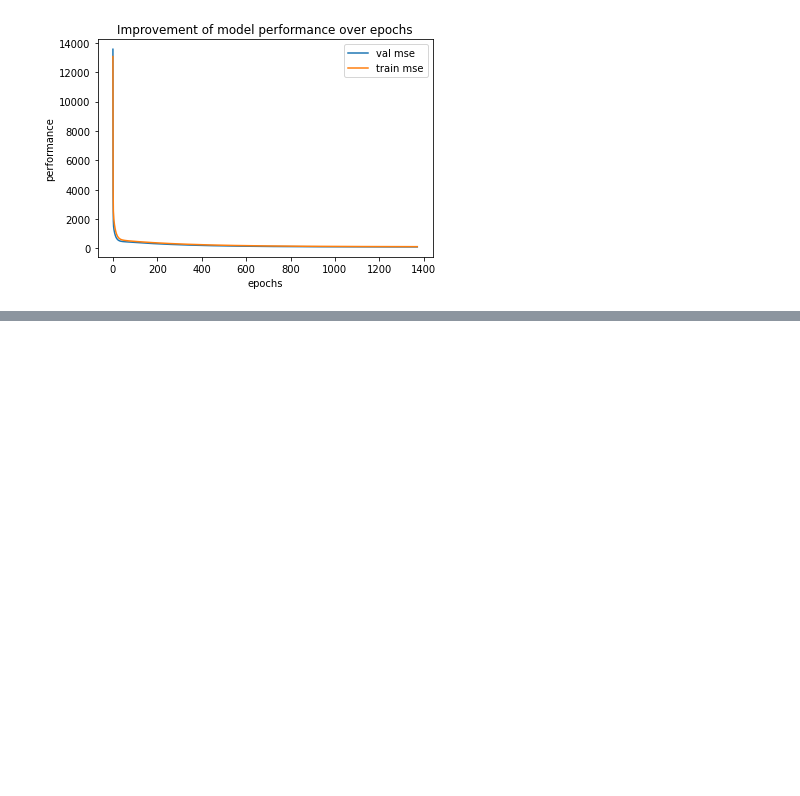
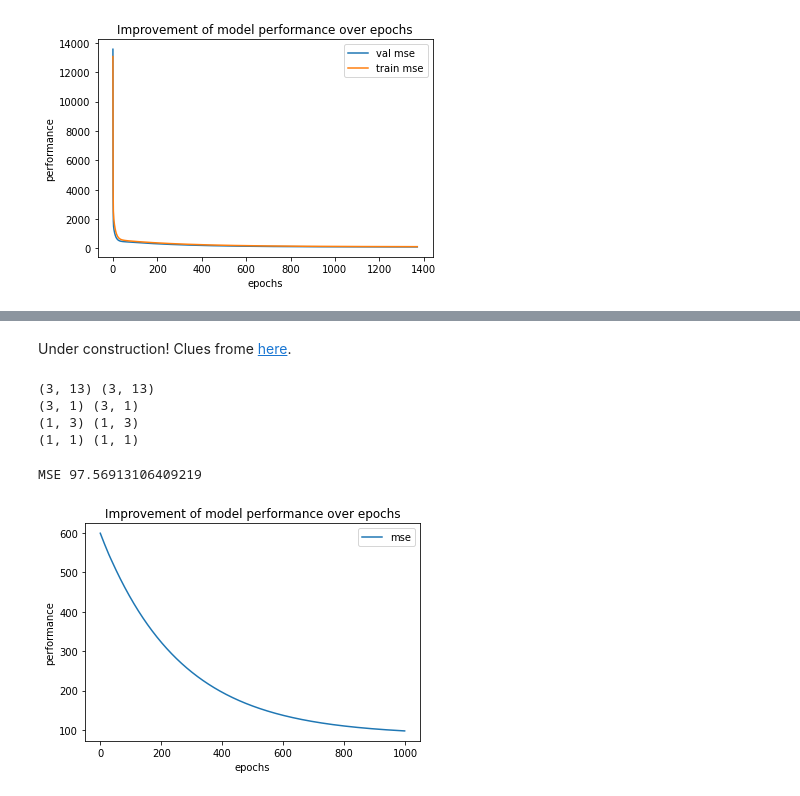
Before and after one commit to WelfLowe/ML4developers, a Jupyter notebook: 6_Neural_Networks.ipynb, the cells around one changed output, grey strips where cells are left out. Saved outputs shown, nothing was run; the diff lists cells and outputs as text; code cells hidden in the pictures; blank space fills up the shorter version.

```diff
--- a/6_Neural_Networks.ipynb
+++ b/6_Neural_Networks.ipynb
@@ -385,0 +396,44 @@ Validation MSE 103.81981067162394
+# %% [markdown]
+Under construction! Clues frome [here](https://www.youtube.com/watch?v=dxZ8a-oIu7U).
+# %%
+X = X.T
+# %%
+sigmoid = lambda x: 1 / (1 + np.exp(-x))
+# %%
+np.random.seed(42) # for reproducible results
+
+n_features, n_samples = X.shape[0], X.shape[1]
+limit1 = np.sqrt(6/(n_features+3))
+W1 = np.random.uniform(low=-limit1, high=limit1, size=(3, n_features))
+b1 = np.zeros((3,1))
+limit2 = np.sqrt(6/(3+1))
+W2 = np.random.uniform(low=-limit2, high=limit2, size=(1, 3))
+b2 = np.zeros((1,1))
+
+#predict
+y1 = np.matmul(W1, X)+b1 # level 1 neurons
+s=sigmoid(y1)
+y2 = np.matmul(W2, s)+b2 # level 2 neurons
+
+#eval
+mse = ((y - y2)**2).mean() #eval = mse
+
+#gradients
+dy2 = 2 *(y2-y)
+dW2 = np.matmul(dy2, s.T)
+db2 = np.matmul(dy2, np.ones((n_samples,1)))
+ds = (dy2.T[None,:]*W2).sum(axis=1)
+dy1 = s * sigmoid(1-y1)
+dW1 = np.matmul(dy1, X.T)
+db1 = np.matmul(dy1, np.ones((n_samples,1)))
+
+#check shapes
+print(W1.shape,dW1.shape)
+print(b1.shape,db1.shape)
+print(W2.shape,dW2.shape)
+print(b2.shape,db2.shape)
+# %% [output]
+(3, 13) (3, 13)
+(3, 1) (3, 1)
+(1, 3) (1, 3)
+(1, 1) (1, 1)
@@ -385,0 +563,10 @@ Validation MSE 103.81981067162394
+# %%
+np.random.seed(42) # for reproducible results
+
+regressor = Regressor2()
+regressor.train( X, y, learning_rate=1e-6, reg=0.1, num_iters=1000)
+print('MSE', regressor.eval(X, y))
+plot_history(regressor.history, 'mse')
+# %% [output]
+MSE 97.56913106409219
+[figure, added]
```
Also changed, not shown: parts of 9 cells of this notebook.
